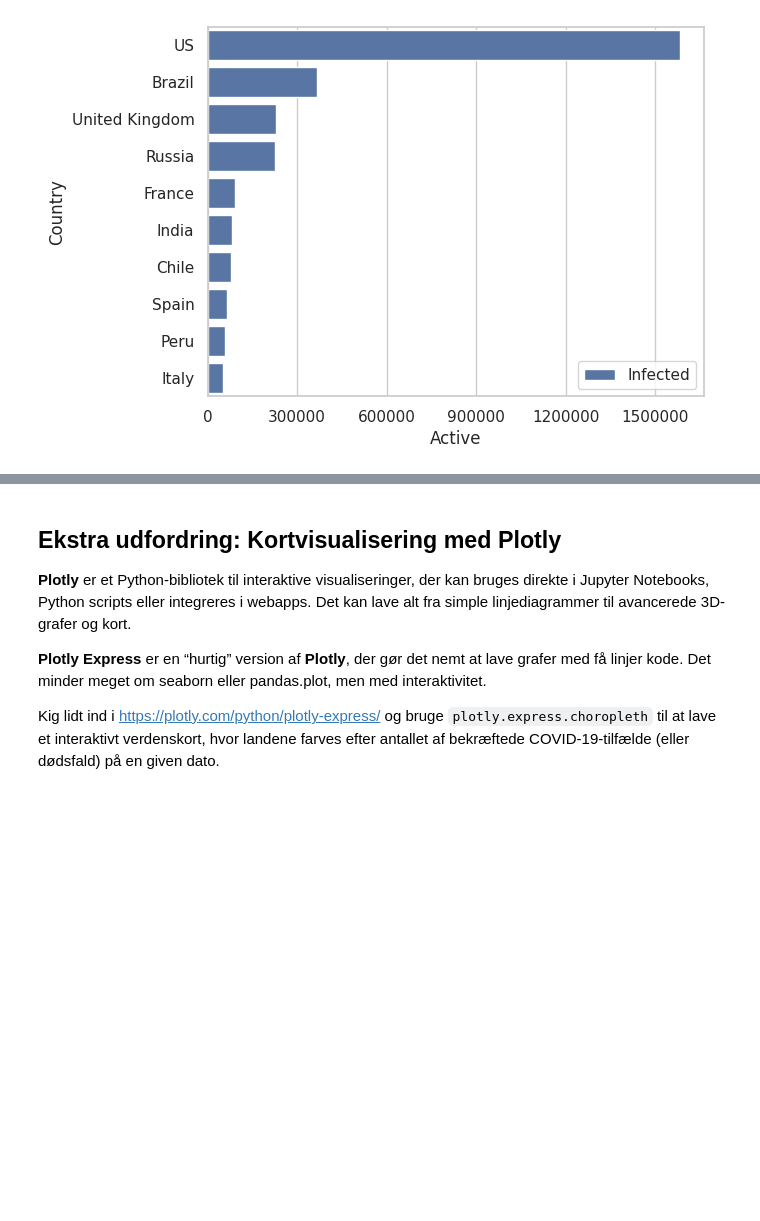
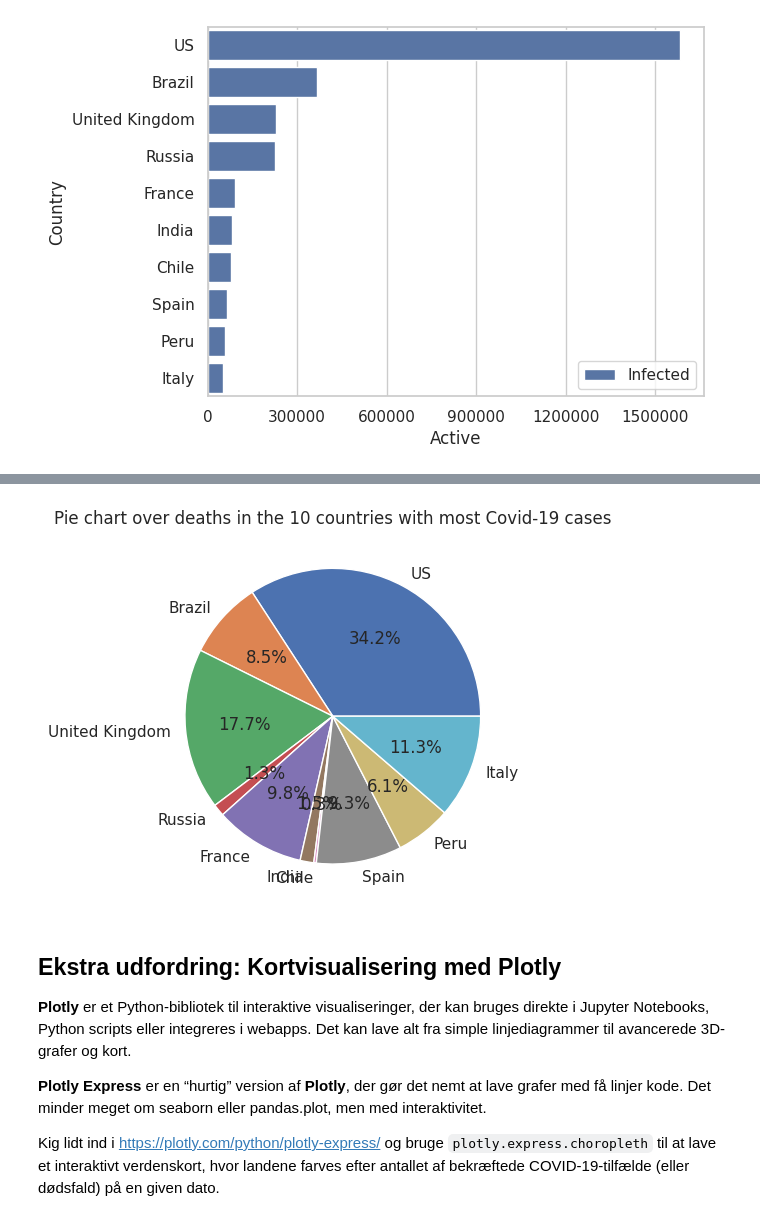
Before and after one commit to Vibenshus-Gymnasium-Pro/covid-19-data-NEXT15930, a Jupyter notebook: covid19data.ipynb, the cells around one changed output, grey strips where cells are left out. Drawn from its saved outputs; the diff is of its cells as text; code cells hidden in the pictures; blank space fills up the shorter version.

```diff
--- a/covid19data.ipynb
+++ b/covid19data.ipynb
@@ -141,3 +147,9 @@ sns.barplot(x="Active", y="Country", data=groupeddf.sort_values('Active', ascend
+# %%
+plt.pie(groupeddf.sort_values('Active', ascending=False)['Deaths'].head(10), labels=groupeddf.sort_values('Active', ascending=False).head(10).index, autopct='%1.1f%%')
+plt.title('Pie chart over deaths in the 10 countries with most Covid-19 cases')
+plt.show()
+# %% [output]
+[figure, added]
 # %% [markdown]
 ## Ekstra udfordring: Kortvisualisering med Plotly
 **Plotly** er et Python-bibliotek til interaktive visualiseringer, der kan bruges direkte i Jupyter Notebooks, Python scripts eller integreres i webapps. Det kan lave alt fra simple linjediagrammer til avancerede 3D-grafer og kort.
```
Also changed, not shown: parts of 1 cell of this notebook.
